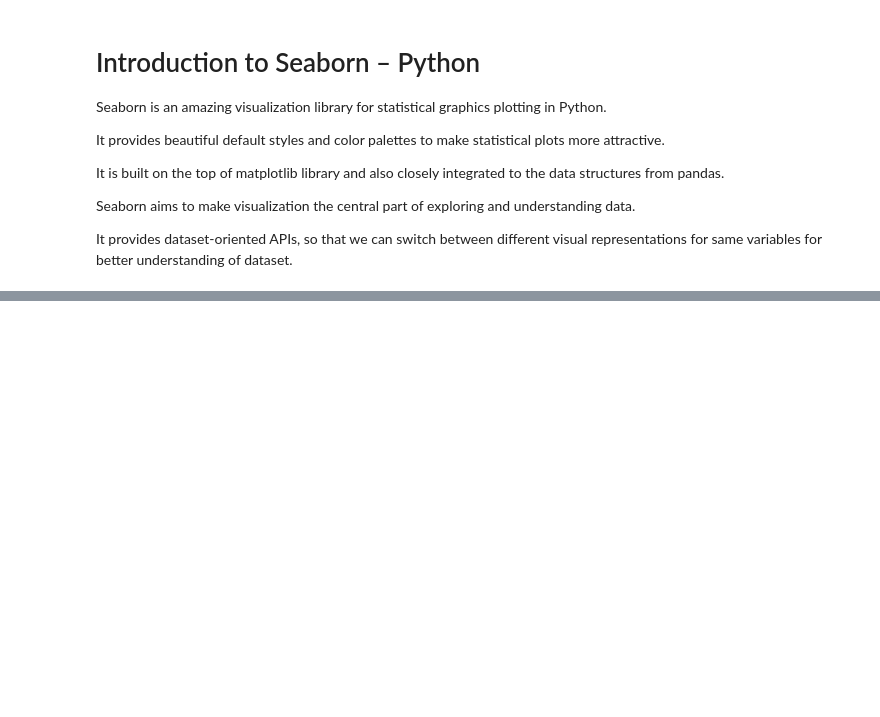
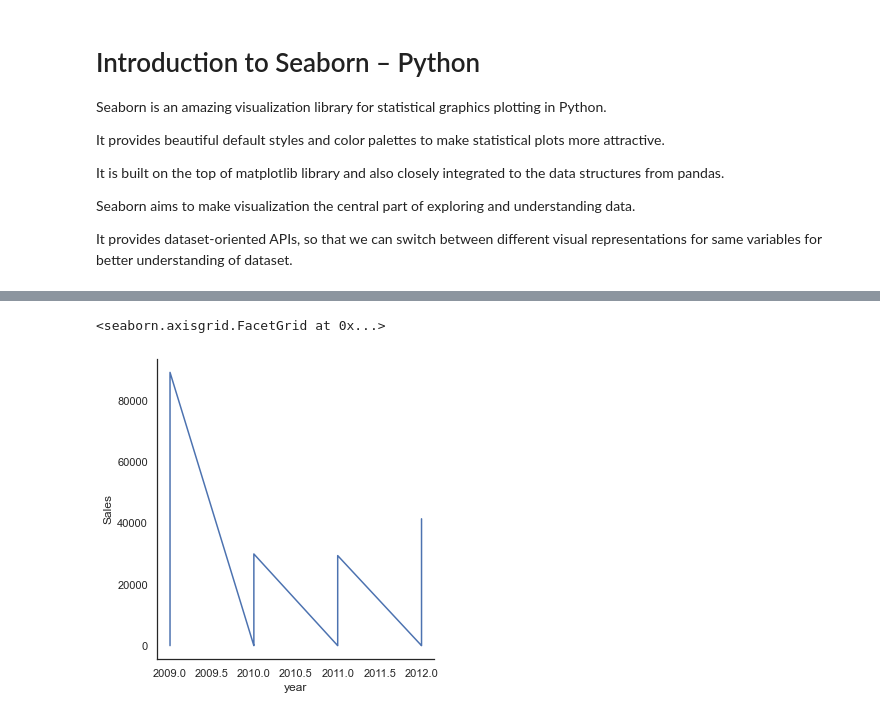
Before and after one commit to Rasel-25/Python, a Jupyter notebook: Seaborn/seaborn.ipynb, the cells around one changed output, grey strips where cells are left out. Saved outputs shown, nothing was run; the diff lists cells and outputs as text; code cells hidden in the pictures; blank space fills up the shorter version.

```diff
--- a/Seaborn/seaborn.ipynb
+++ b/Seaborn/seaborn.ipynb
@@ -44,0 +68,5 @@ sns.set(style="white")
+# %%
+sns.relplot('year','Sales',data=sales,kind='line',estimator=None) # getting relation between year and sales according to line graph without estimator
+# %% [output]
+<seaborn.axisgrid.FacetGrid at 0x...>
+[figure, added]
```
Also changed, not shown: parts of 14 cells of this notebook.
